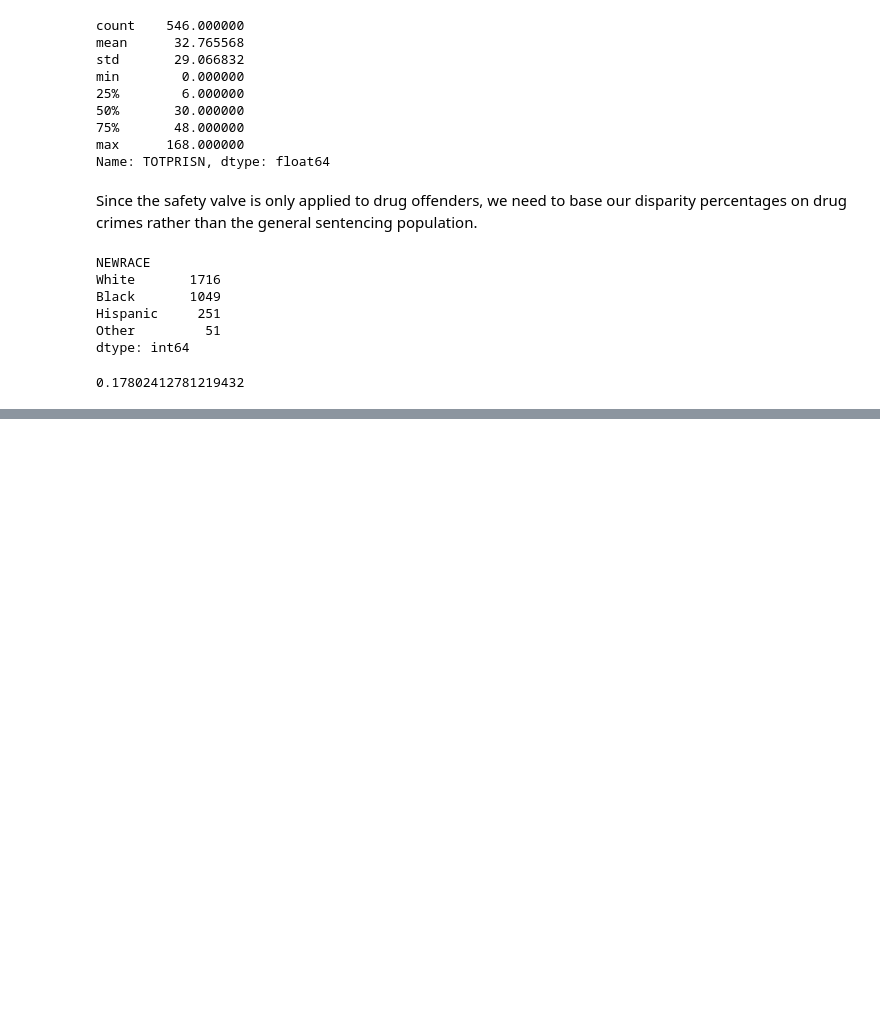
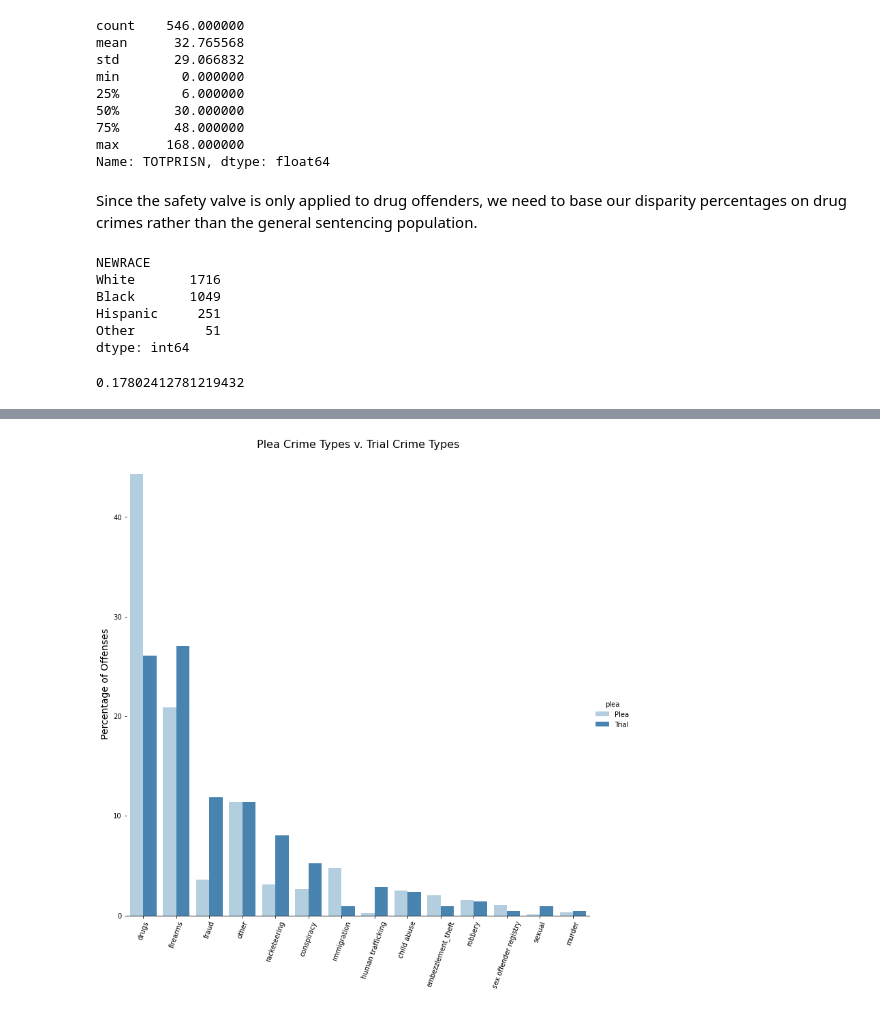
Before and after one commit to jenwhitson/sentencing_project, a Jupyter notebook: notebooks/supplemental_analysis.ipynb, the cells around one changed output, grey strips where cells are left out. Saved outputs shown, nothing was run; the diff lists cells and outputs as text; code cells hidden in the pictures; blank space fills up the shorter version.

Commit message:
drilled down on pleas v. trials

```diff
--- a/notebooks/supplemental_analysis.ipynb
+++ b/notebooks/supplemental_analysis.ipynb
@@ -850,0 +859,8 @@ dtype: int64
+# %%
+pleas = tn.loc[tn['DISPOSIT'] == 1]
+trials = tn.loc[tn['DISPOSIT'] > 1]
+plea_df = pleas.value_counts('CRIMETYPE').to_frame().reset_index()
+plea_df.columns = ['crime', 'count']
+plea_df['perc'] = [3122*100/7047, 1474*100/7047, 800*100/7047, 333*100/7047, 252*100/7047, 221*100/7047, 185*100/7047, 174*100/7047, 143*100/7047, 109*100/7047, 76*100/7047, 21*100/7047, 17*100/7047, 9*100/7047]
+plea_df['plea'] = 'Plea'
+plea_df
@@ -850,0 +883,6 @@ dtype: int64
+# %%
+trial_df = trials.value_counts('CRIMETYPE').to_frame().reset_index()
+trial_df.columns = ['crime', 'count']
+trial_df['perc'] = [57*100/211, 55*100/211, 25*100/211, 24*100/211, 17*100/211, 11*100/211, 6*100/211, 5*100/211, 3*100/211, 2*100/211, 2*100/211, 2*100/211, 1*100/211, 1*100/211]
+trial_df['plea'] = 'Trial'
+trial_df
@@ -850,0 +905,23 @@ dtype: int64
+# %%
+pleatrials = pd.concat([plea_df, trial_df])
+pleatrials = pleatrials.sort_values('perc', ascending = False)
+g = sns.catplot(
+    data=pleatrials, kind="bar",
+    x="crime", y="perc", hue="plea",
+    ci="sd", palette=("Blues"), height=10
+)
+g.despine(left=True)
+g.set_axis_labels("", "Percentage of Offenses", fontsize = 14)
+plt.title("Plea Crime Types v. Trial Crime Types", fontsize = 16)
+plt.xticks(rotation = 70)
+# plt.xticks([4, 5, 6, 7], ['1st Quartile', '2nd Quartile', '3rd Quartile', 'Max'])
+# plt.ylim(0, 60)
+# plt.xlim(3.5, 7.5)
+# plt.hlines(y=6.8, xmin = 3.5, xmax = 7.5, color = 'red')
+# plt.annotate(text = 'Average with Criminal History', xy = (3.75, 7.3))
+# plt.hlines(y=4.25, xmin = 3.5, xmax = 7.5, color = 'red')
+# plt.annotate(text = 'Average without Criminal History', xy = (3.75, 4.75))
+
+g.savefig('../Visualizations/Plea v Trial Crime Types.png', dpi = 75)
+# %% [output]
+[figure, added]
```
Also changed, not shown: parts of 7 cells of this notebook.
